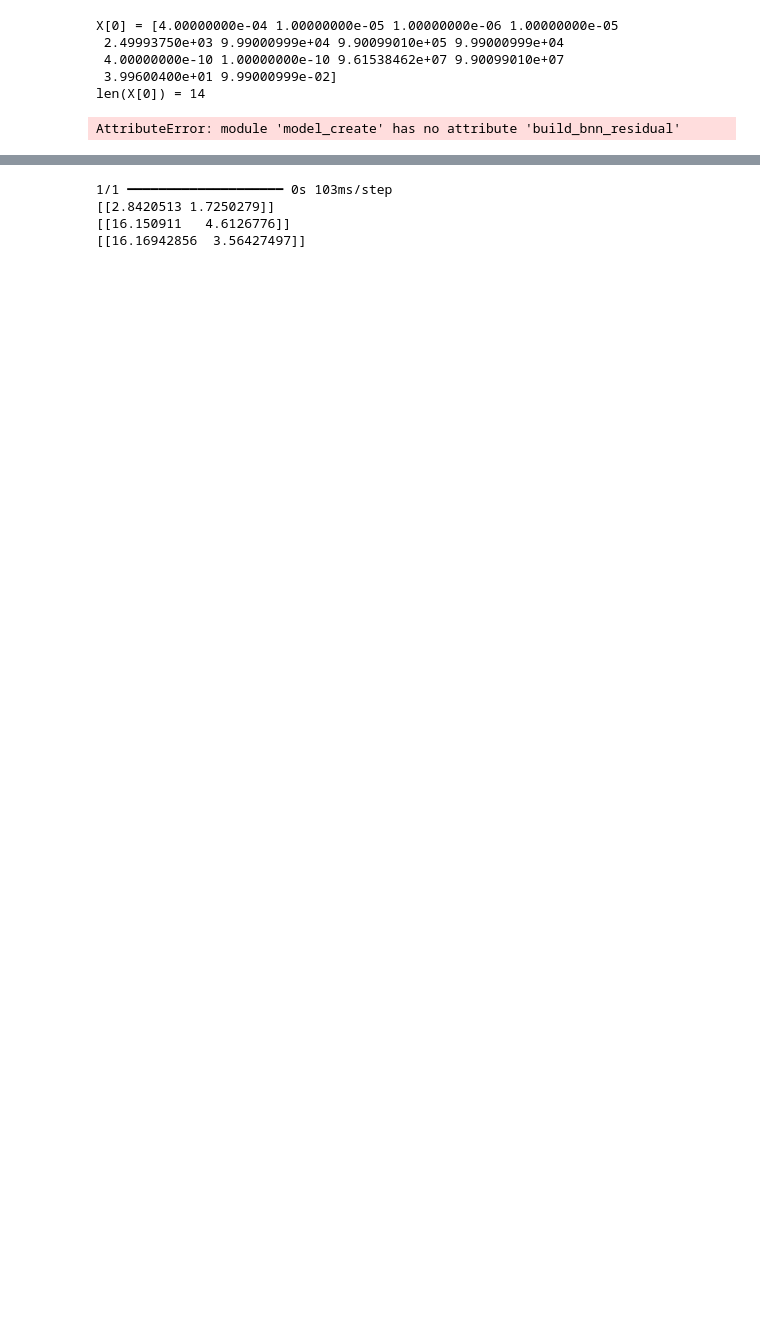
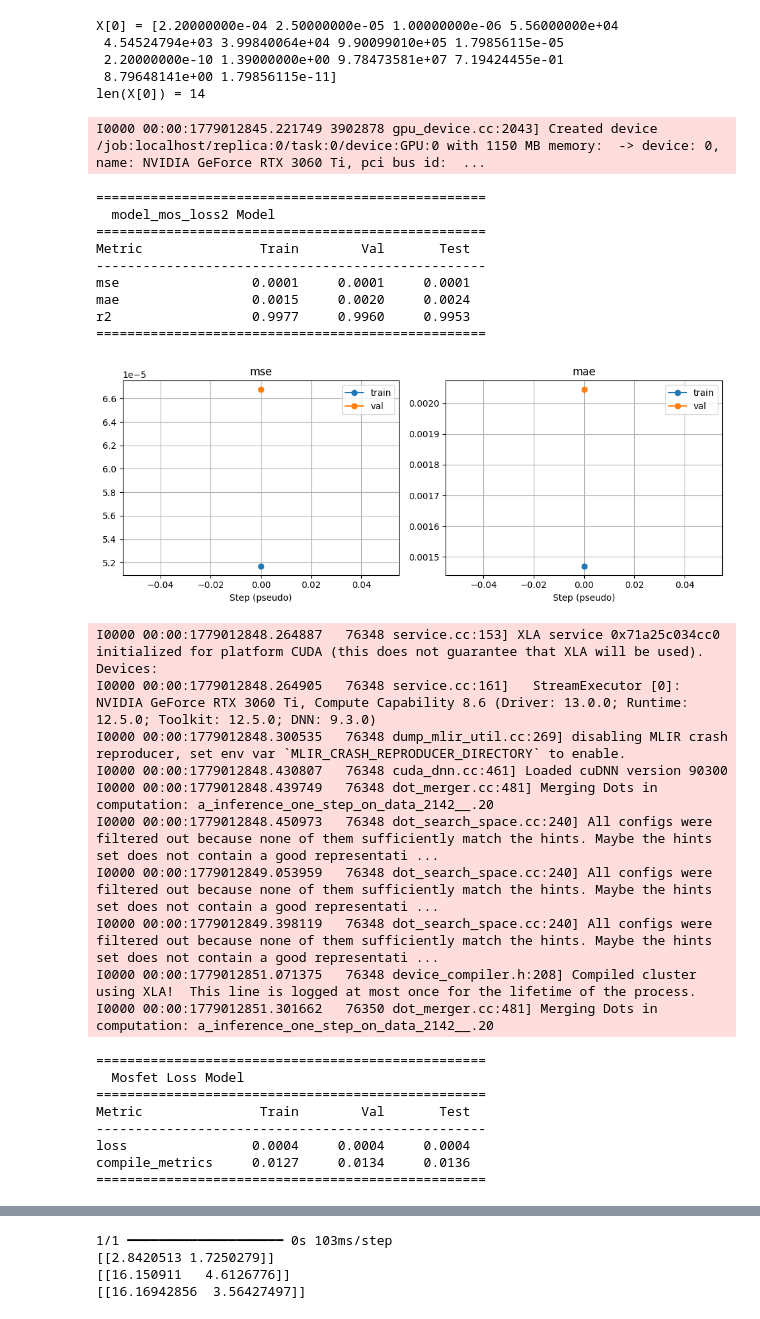
Before and after one commit to ziguin0925/plecs_python_auto, a Jupyter notebook: AImodel/sepic_test/model_test.ipynb, the cells around one changed output, grey strips where cells are left out. Cells and saved outputs as stored; diff of their text form; code cells hidden in the pictures; blank space fills up the shorter version.

```diff
--- a/AImodel/sepic_test/model_test.ipynb
+++ b/AImodel/sepic_test/model_test.ipynb
@@ -8,10 +8,8 @@ from keras import optimizers
 from sklearn.preprocessing import MinMaxScaler, StandardScaler
 
 
-df = pd.read_csv('/home/pcsl/Documents/plecs/sepic/plecs_python_auto/out/sepic_data/inner_loop/ripple_results.csv')
-df = df[df["mosfet_cond_loss"] <= 1000] # maximum limitation
-df = df[df["L2"] >= 0.00007] # maximum limitation
-df = df[df["C1"] >= 0.000005] # maximum limitation
+df = pd.read_csv('/home/pcsl/Documents/plecs/sepic/plecs_python_auto/out/sepic_data/inner_loop/result_file_sepic_no_under_cpp.csv')
+df = df[(df["mosfet_cond_loss"] < 1000) & (df["i_L1_ripple_rate"] <= 0.7)] # maximum limitation
 
 print(f"행 개수 :  {len(df)}")
 # %% [output]
@@ -27,7 +17,5 @@ ModuleNotFoundError: No module named 'tf_keras'
 # %%
-
-
-X = df[['L1', 'L2', 'C1', 'C2']].values
+X = df[['L1', 'L2', 'C1', 'fs']].values
 
 X = mc.generate_features(X)
 print(f"X[0] = {X[0]}")
@@ -63,40 +51,64 @@ y_ripple_train, y_ripple_val, y_ripple_test, y_ripple_scaler = mc.scale_data(
 # print(y_mos_loss_scaler) # mosfet_switch_loss minimum is 13
 
 
 y_mos_loss_train = np.log1p(y_mos_loss_train)
 y_mos_loss_val   = np.log1p(y_mos_loss_val)
 y_mos_loss_test  = np.log1p(y_mos_loss_test)
 
-model_mos_loss2 =  mc.build_bnn_residual(
-    input_dim=4,
-    output_dim=2,
-    dataset_size=len(X_train)
-)
+model_mos_loss2 =  mc.build_random_forest()
 
 model_mos_loss= mc.build_test_residual(input_dim=len(X[0]), output_dim=2, model_name="mos_loss")
 
 
 
 history_mosfet1 = mc.train_and_evaluate_sklearn(
     model_mos_loss2,
     X_train, y_mos_loss_train,
     X_val,   y_mos_loss_val,
     X_test,  y_mos_loss_test,
     model_name='model_mos_loss2 Model',
 )
 
 history_mosfet2 = mc.train_and_evaluate(
     model_mos_loss,
     X_train, y_mos_loss_train,
     X_val,   y_mos_loss_val,
     X_test,  y_mos_loss_test,
     model_name='Mosfet Loss Model',
     epochs=1000, batch_size=64
 )
 # %% [output]
-X[0] = [4.00000000e-04 1.00000000e-05 1.00000000e-06 1.00000000e-05
- 2.49993750e+03 9.99000999e+04 9.90099010e+05 9.99000999e+04
- 4.00000000e-10 1.00000000e-10 9.61538462e+07 9.90099010e+07
- 3.99600400e+01 9.99000999e-02]
+X[0] = [2.20000000e-04 2.50000000e-05 1.00000000e-06 5.56000000e+04
+ 4.54524794e+03 3.99840064e+04 9.90099010e+05 1.79856115e-05
+ 2.20000000e-10 1.39000000e+00 9.78473581e+07 7.19424455e-01
+ 8.79648141e+00 1.79856115e-11]
 len(X[0]) = 14
-AttributeError: module 'model_create' has no attribute 'build_bnn_residual'
+I0000 00:00:1779012845.221749 3902878 gpu_device.cc:2043] Created device /job:localhost/replica:0/task:0/device:GPU:0 with 1150 MB memory:  -> device: 0, name: NVIDIA GeForce RTX 3060 Ti, pci bus id:  ...
+==================================================
+  model_mos_loss2 Model
+==================================================
+Metric               Train        Val       Test
+--------------------------------------------------
+mse                 0.0001     0.0001     0.0001
+mae                 0.0015     0.0020     0.0024
+r2                  0.9977     0.9960     0.9953
+==================================================
+[figure, added]
+I0000 00:00:1779012848.264887   76348 service.cc:153] XLA service 0x71a25c034cc0 initialized for platform CUDA (this does not guarantee that XLA will be used). Devices:
+I0000 00:00:1779012848.264905   76348 service.cc:161]   StreamExecutor [0]: NVIDIA GeForce RTX 3060 Ti, Compute Capability 8.6 (Driver: 13.0.0; Runtime: 12.5.0; Toolkit: 12.5.0; DNN: 9.3.0)
+I0000 00:00:1779012848.300535   76348 dump_mlir_util.cc:269] disabling MLIR crash reproducer, set env var `MLIR_CRASH_REPRODUCER_DIRECTORY` to enable.
+I0000 00:00:1779012848.430807   76348 cuda_dnn.cc:461] Loaded cuDNN version 90300
+I0000 00:00:1779012848.439749   76348 dot_merger.cc:481] Merging Dots in computation: a_inference_one_step_on_data_2142__.20
+I0000 00:00:1779012848.450973   76348 dot_search_space.cc:240] All configs were filtered out because none of them sufficiently match the hints. Maybe the hints set does not contain a good representati ...
+I0000 00:00:1779012849.053959   76348 dot_search_space.cc:240] All configs were filtered out because none of them sufficiently match the hints. Maybe the hints set does not contain a good representati ...
+I0000 00:00:1779012849.398119   76348 dot_search_space.cc:240] All configs were filtered out because none of them sufficiently match the hints. Maybe the hints set does not contain a good representati ...
+I0000 00:00:1779012851.071375   76348 device_compiler.h:208] Compiled cluster using XLA!  This line is logged at most once for the lifetime of the process.
+I0000 00:00:1779012851.301662   76350 dot_merger.cc:481] Merging Dots in computation: a_inference_one_step_on_data_2142__.20
+==================================================
+  Mosfet Loss Model
+==================================================
+Metric               Train        Val       Test
+--------------------------------------------------
+loss                0.0004     0.0004     0.0004
+compile_metrics     0.0127     0.0134     0.0136
+==================================================
```
Also changed, not shown: parts of 4 cells of this notebook, 26 other files.
